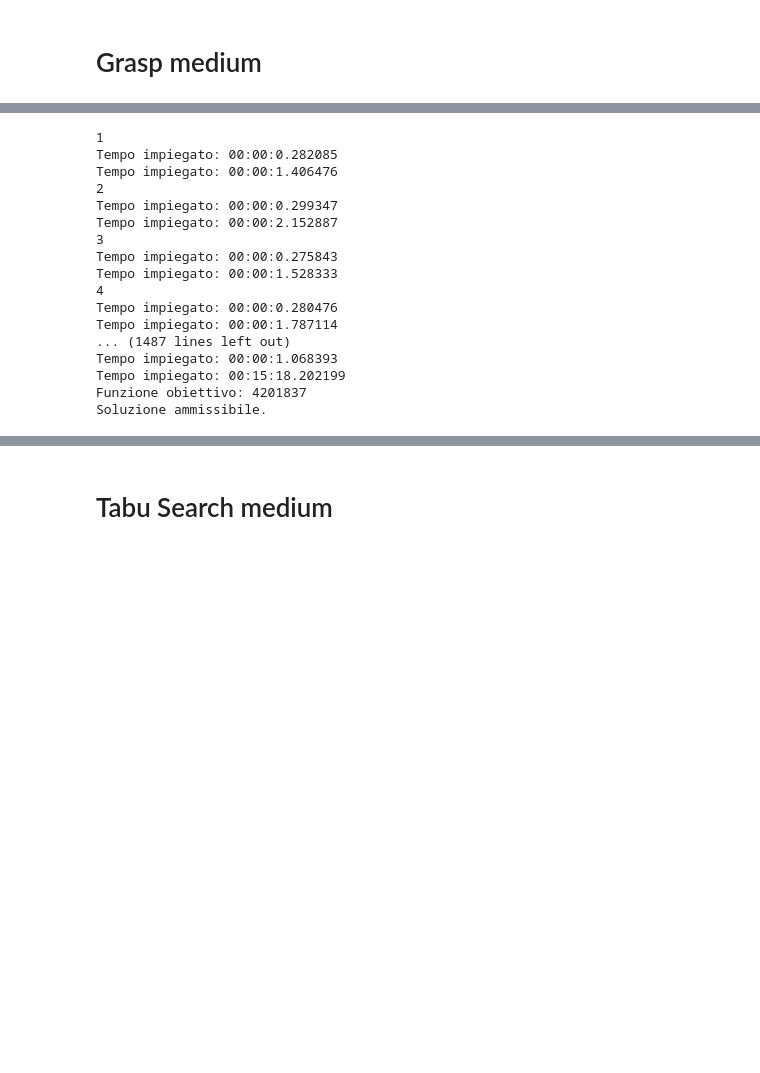
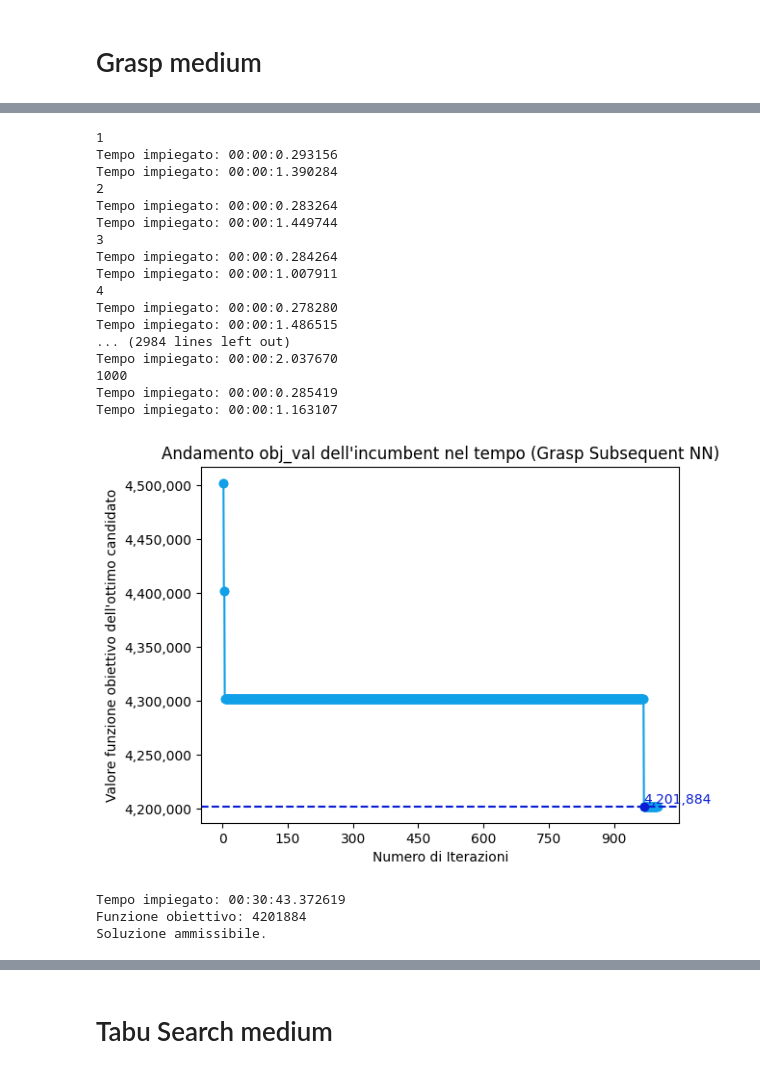
Before and after one commit to saracavicchi/Pedibus_OR, a Jupyter notebook: istanza_media_main.ipynb, the cells around one changed output, grey strips where cells are left out. Saved outputs shown, nothing was run; the diff lists cells and outputs as text; code cells hidden in the pictures; blank space fills up the shorter version.

```diff
--- a/istanza_media_main.ipynb
+++ b/istanza_media_main.ipynb
@@ -257,27 +263,31 @@ Soluzione ammissibile.
 # %%
-(percorsi_G_sub_NN_fI, G_sub_NN_fI_obj_val, residui_dict_medium_G_sub_NN_fI), time = GRASP_subsequent_NN(G_medium, residui_dict_medium, delta_medium, k=2, num_greedy=500, ls="local_search_fI", max_len=5)
+(percorsi_G_sub_NN_fI, G_sub_NN_fI_obj_val, residui_dict_medium_G_sub_NN_fI), time = GRASP_subsequent_NN(G_medium, residui_dict_medium, delta_medium, k=2, num_greedy=1000, ls="local_search_fI", max_len=5)
 #stampa_percorsi(percorsi_G_sub_NN_fI)
 print(f"Funzione obiettivo: {G_sub_NN_fI_obj_val}")
 check_solution(percorsi_G_sub_NN_fI, G_medium, delta_medium)
 grasp_subsequentNN.append(G_sub_NN_fI_obj_val)
 grasp_fI.append(G_sub_NN_fI_obj_val)
 times_medium.append(time)
 # %% [output]
 1
-Tempo impiegato: 00:00:0.282085
-Tempo impiegato: 00:00:1.406476
+Tempo impiegato: 00:00:0.293156
+Tempo impiegato: 00:00:1.390284
 2
-Tempo impiegato: 00:00:0.299347
-Tempo impiegato: 00:00:2.152887
+Tempo impiegato: 00:00:0.283264
+Tempo impiegato: 00:00:1.449744
 3
-Tempo impiegato: 00:00:0.275843
-Tempo impiegato: 00:00:1.528333
+Tempo impiegato: 00:00:0.284264
+Tempo impiegato: 00:00:1.007911
 4
-Tempo impiegato: 00:00:0.280476
-Tempo impiegato: 00:00:1.787114
-... (1487 lines left out)
-Tempo impiegato: 00:00:1.068393
-Tempo impiegato: 00:15:18.202199
-Funzione obiettivo: 4201837
-Soluzione ammissibile.
+Tempo impiegato: 00:00:0.278280
+Tempo impiegato: 00:00:1.486515
+... (2984 lines left out)
+Tempo impiegato: 00:00:2.037670
+1000
+Tempo impiegato: 00:00:0.285419
+Tempo impiegato: 00:00:1.163107
+[figure, added]
+Tempo impiegato: 00:30:43.372619
+Funzione obiettivo: 4201884
+Soluzione ammissibile.
 # %%
```
Also changed, not shown: parts of 22 cells of this notebook, 29 other files.
